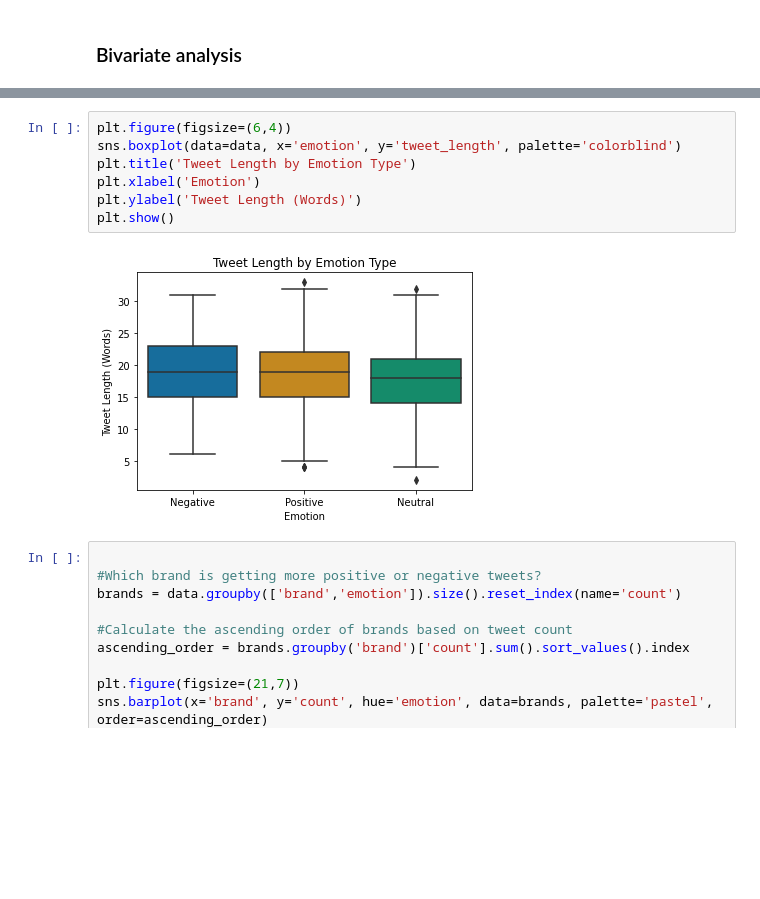
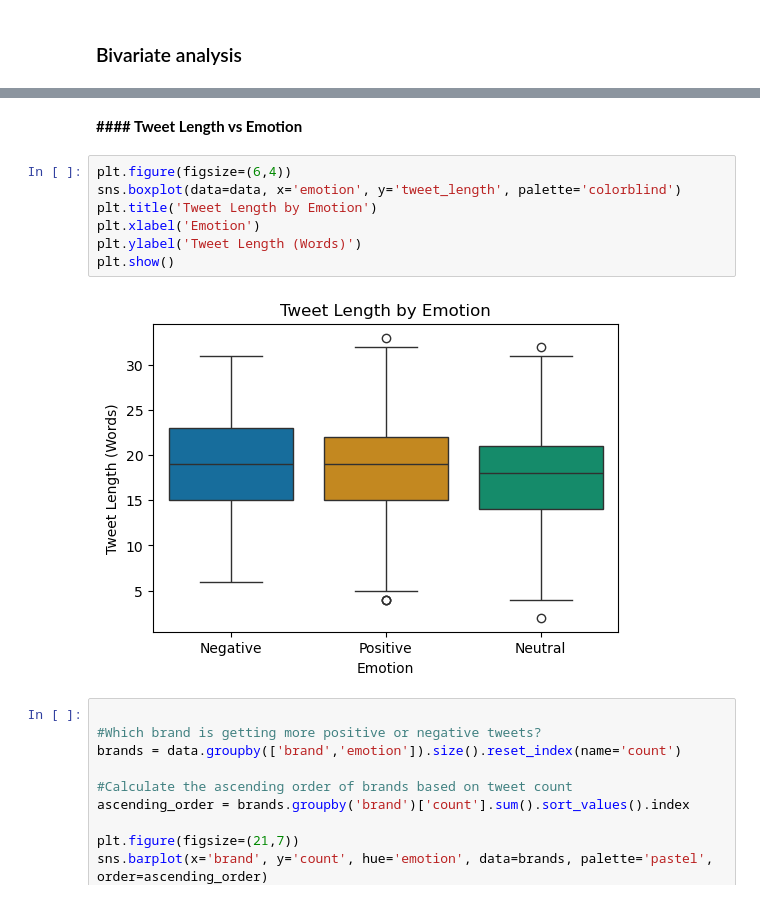
Before and after one commit to Julie-Nyawira/Phase4_Project, a Jupyter notebook: Index.ipynb, the cells around one changed output, grey strips where cells are left out. Drawn from its saved outputs; the diff is of its cells as text; blank space fills up the shorter version.

```diff
--- a/Index.ipynb
+++ b/Index.ipynb
@@ -306,12 +314,14 @@ See the caveats in the documentation: https://pandas.pydata.org/pandas-docs/stab
+# %% [markdown]
+**#### Tweet Length vs Emotion**
 # %%
 plt.figure(figsize=(6,4))
 sns.boxplot(data=data, x='emotion', y='tweet_length', palette='colorblind')
-plt.title('Tweet Length by Emotion Type')
+plt.title('Tweet Length by Emotion')
 plt.xlabel('Emotion')
 plt.ylabel('Tweet Length (Words)')
 plt.show()
 # %% [output]
-[figure, old version]
+[figure, new version]
 # %%
 
 #Which brand is getting more positive or negative tweets?
```
Also changed, not shown: parts of 69 cells of this notebook.
